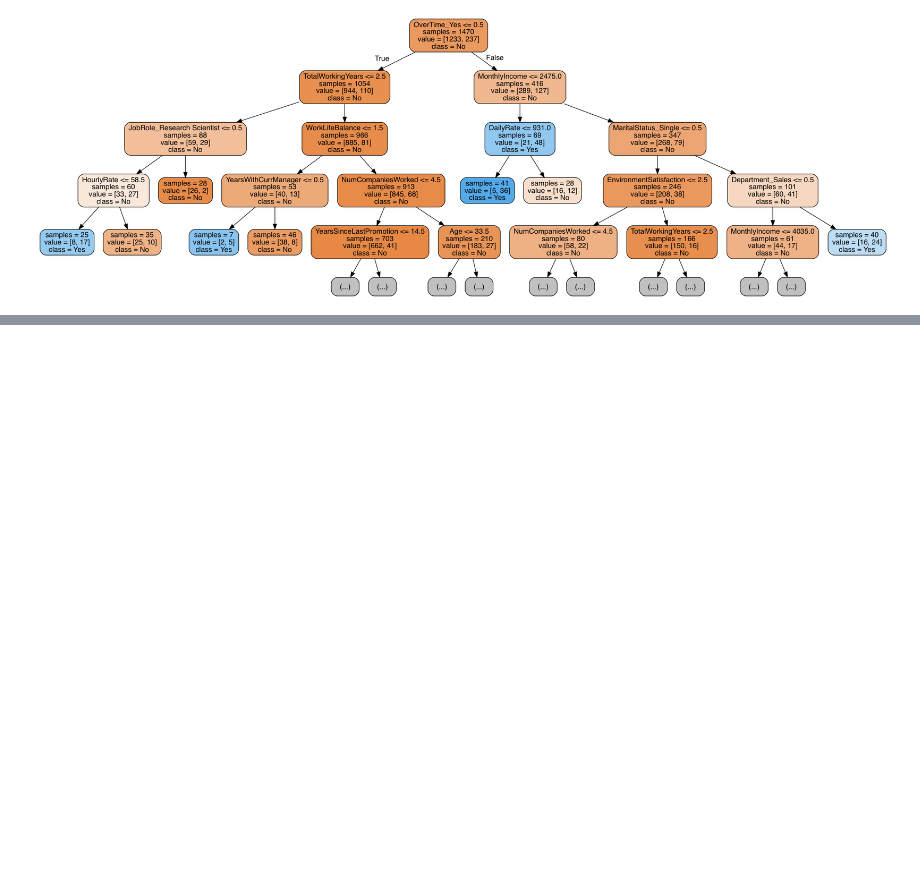
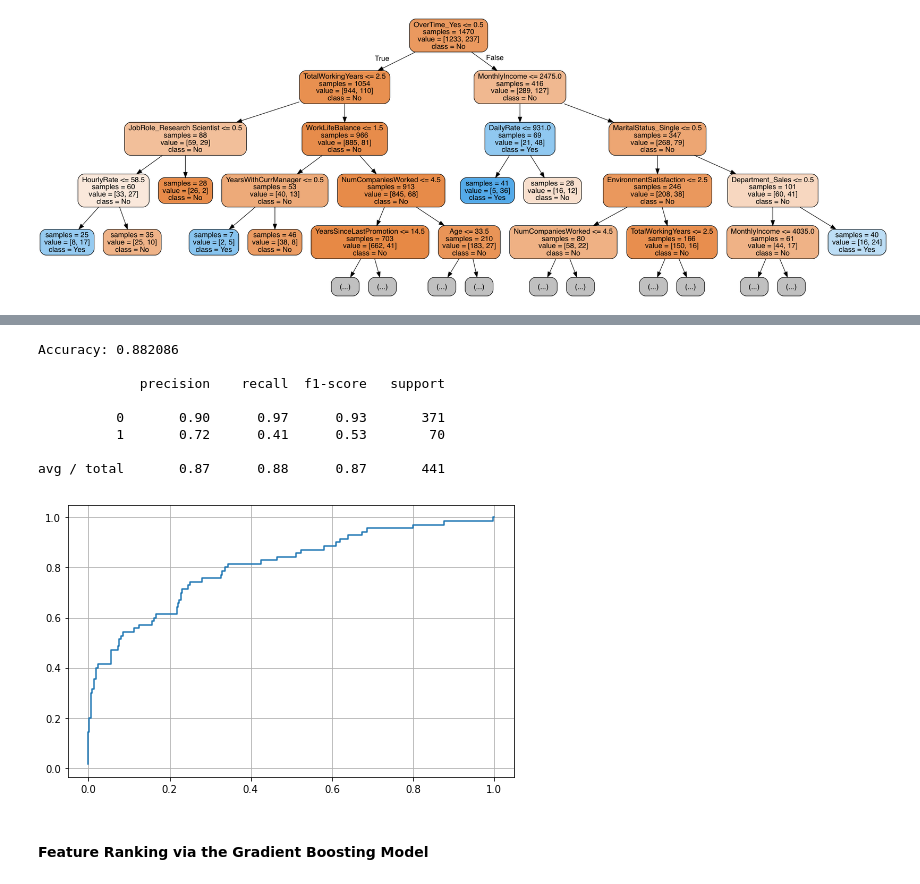
Before and after one commit to fatvlady/risk_analysis_lab, a Jupyter notebook: notebooks/attrition.ipynb, the cells around one changed output, grey strips where cells are left out. Cells and saved outputs as stored; diff of their text form; code cells hidden in the pictures; blank space fills up the shorter version.

```diff
--- a/notebooks/attrition.ipynb
+++ b/notebooks/attrition.ipynb
@@ -532,0 +485,14 @@ py.iplot(fig,filename='scatter')
+# %%
+gb_predictions = test_validation(gb)
+# %% [output]
+Accuracy: 0.882086
+
+             precision    recall  f1-score   support
+
+          0       0.90      0.97      0.93       371
+          1       0.72      0.41      0.53        70
+
+avg / total       0.87      0.88      0.87       441
+[figure, added]
+# %% [markdown]
+#### Feature Ranking via the Gradient Boosting Model
```
Also changed, not shown: parts of 33 cells of this notebook.
